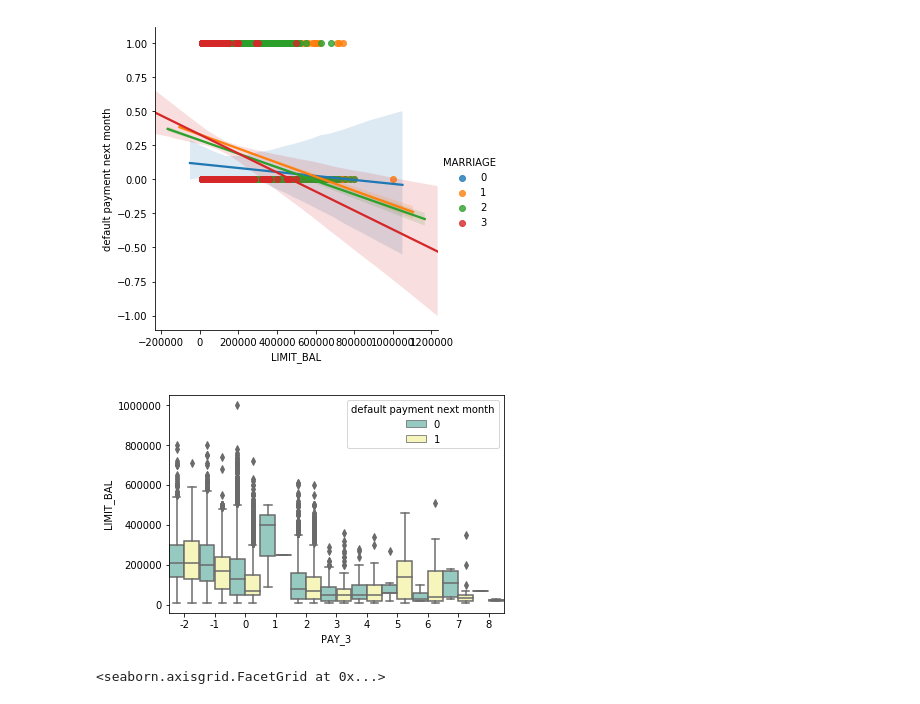
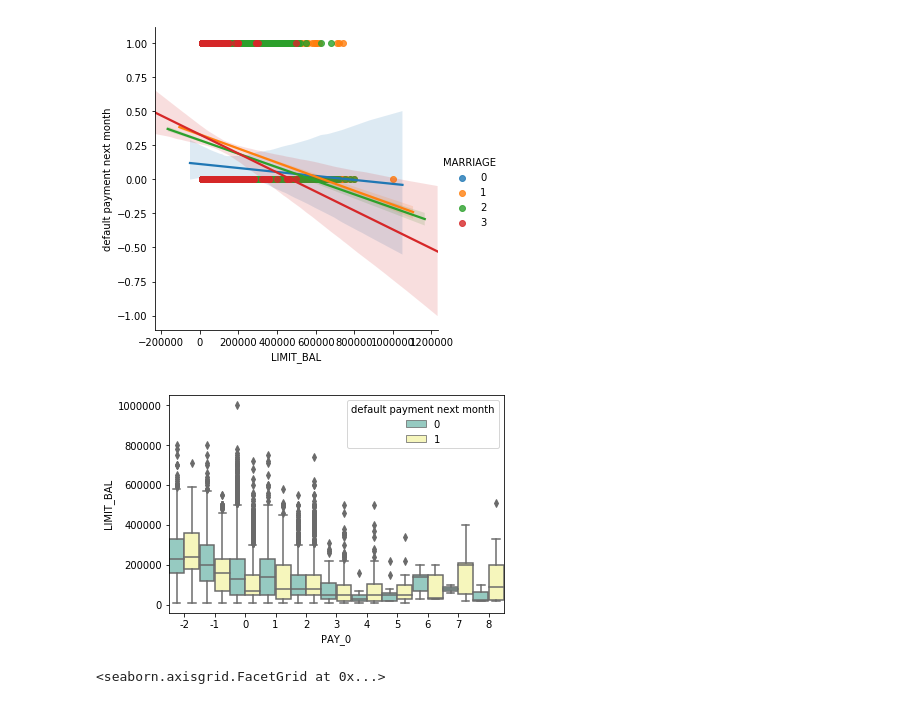
Before and after one commit to schitari/C5T1, a Jupyter notebook: C5T2.ipynb, the cells around one changed output. Drawn from its saved outputs; the diff is of its cells as text; code cells hidden in the pictures.

```diff
--- a/C5T2.ipynb
+++ b/C5T2.ipynb
@@ -166,12 +190,12 @@ sns.lmplot('LIMIT_BAL', 'default payment next month', data=credit, hue='MARRIAGE
 [figure]
 # %%
 # Customers with a payment delay of multiple months with a high LIMIT_BAL seem to be defaulting more
-bplot = sns.boxplot(x='PAY_3', y='LIMIT_BAL',hue ='default payment next month',
+bplot = sns.boxplot(x='PAY_0', y='LIMIT_BAL',hue ='default payment next month',
                  data=CleanData,
                  width=1,
                  palette="Set3")
 # %% [output]
-[figure, old version]
+[figure, new version]
 # %%
 #As the Payment delay in months increases, there is a clear trend towards defaulting
 sns.lmplot('PAY_0', 'default payment next month', data=credit, hue='SEX')
```
Also changed, not shown: parts of 38 cells of this notebook.
